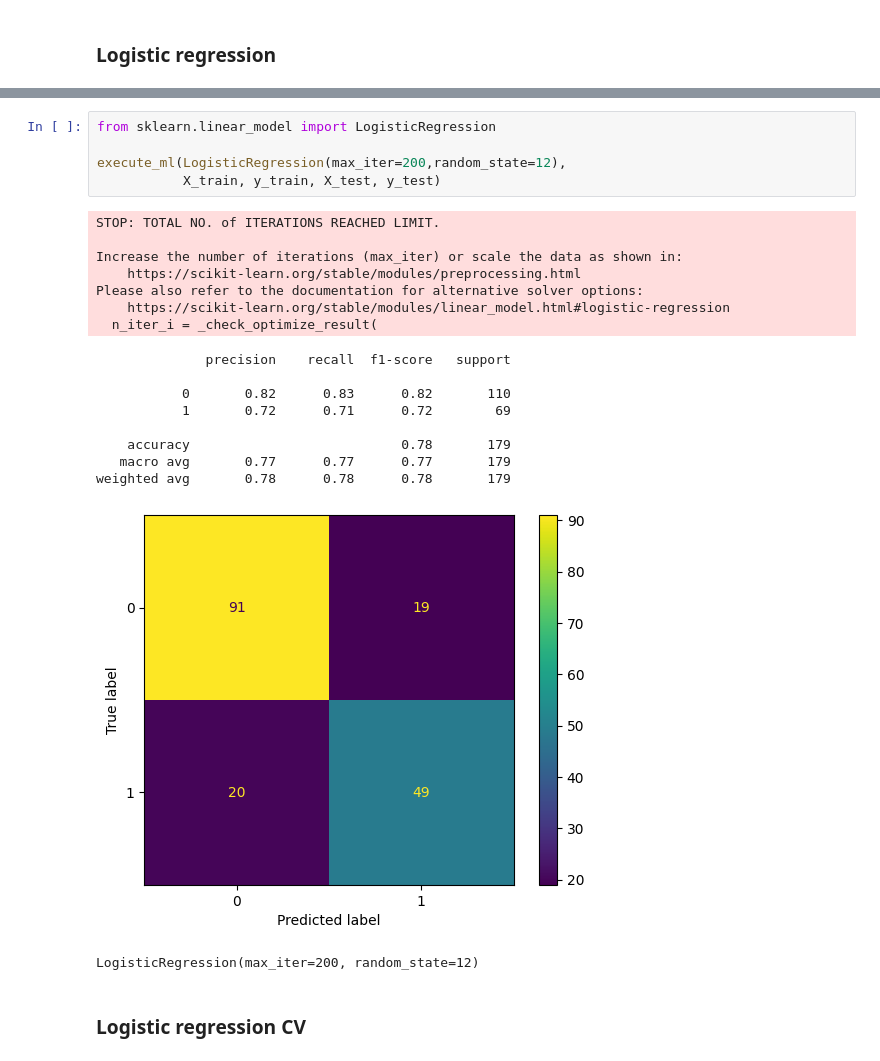
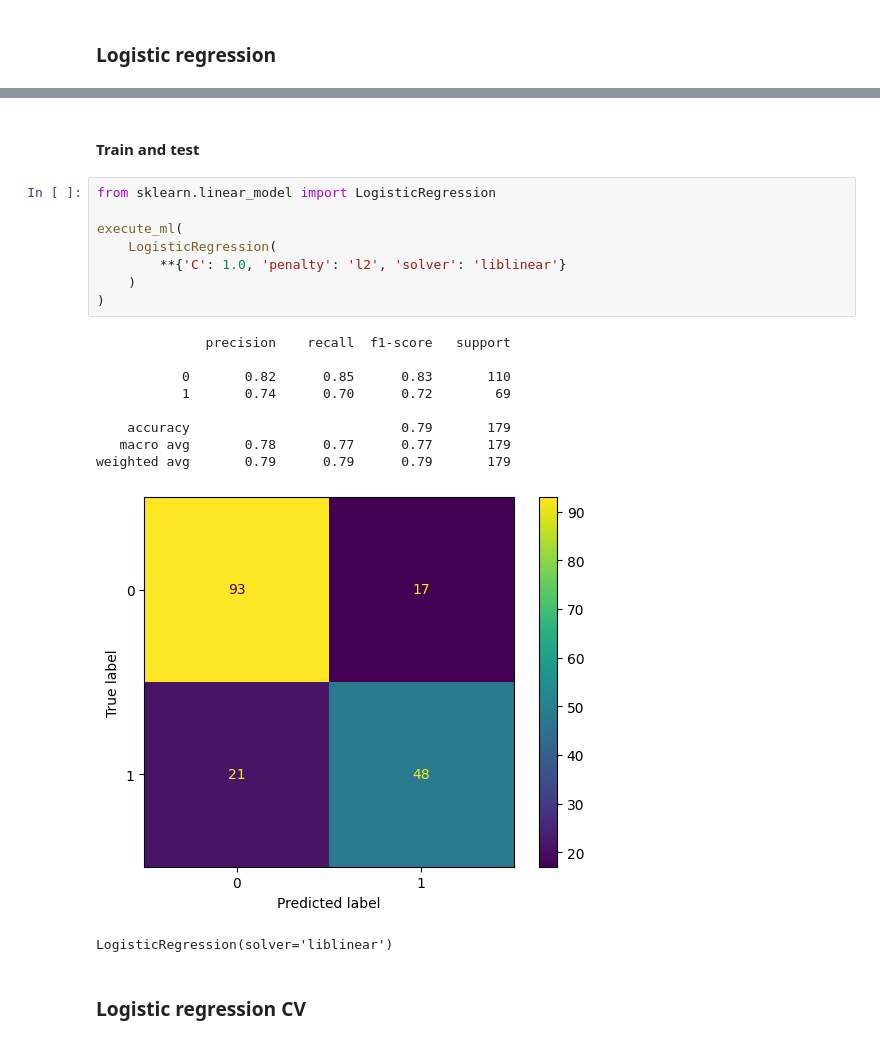
Before and after one commit to babakmahmoudian/data_science_snippets, a Jupyter notebook: sklearn-ml.ipynb, the cells around one changed output, grey strips where cells are left out. Saved outputs shown, nothing was run; the diff lists cells and outputs as text.

```diff
--- a/sklearn-ml.ipynb
+++ b/sklearn-ml.ipynb
@@ -169,26 +291,24 @@ KNeighborsClassifier(n_neighbors=15, weights='distance')
+# %% [markdown]
+#### Train and test
 # %%
 from sklearn.linear_model import LogisticRegression
 
-execute_ml(LogisticRegression(max_iter=200,random_state=12),
-           X_train, y_train, X_test, y_test)
+execute_ml(
+    LogisticRegression(
+        **{'C': 1.0, 'penalty': 'l2', 'solver': 'liblinear'}
+    )
+)
 # %% [output]
-STOP: TOTAL NO. of ITERATIONS REACHED LIMIT.
+              precision    recall  f1-score   support
 
-Increase the number of iterations (max_iter) or scale the data as shown in:
-    https://scikit-learn.org/stable/modules/preprocessing.html
-Please also refer to the documentation for alternative solver options:
-    https://scikit-learn.org/stable/modules/linear_model.html#logistic-regression
-  n_iter_i = _check_optimize_result(
+           0       0.82      0.85      0.83       110
+           1       0.74      0.70      0.72        69
+
+    accuracy                           0.79       179
+   macro avg       0.78      0.77      0.77       179
+weighted avg       0.79      0.79      0.79       179
+[figure, new version]
-              precision    recall  f1-score   support
-
-           0       0.82      0.83      0.82       110
-           1       0.72      0.71      0.72        69
-
-    accuracy                           0.78       179
-   macro avg       0.77      0.77      0.77       179
-weighted avg       0.78      0.78      0.78       179
+LogisticRegression(solver='liblinear')
-[figure, old version]
-LogisticRegression(max_iter=200, random_state=12)
 # %% [markdown]
 ### Logistic regression CV
 # %%
```
Also changed, not shown: parts of 52 cells of this notebook, 1 other file.
